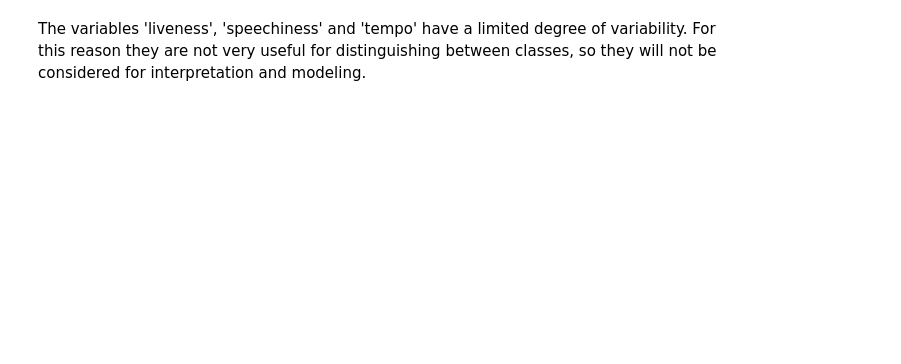
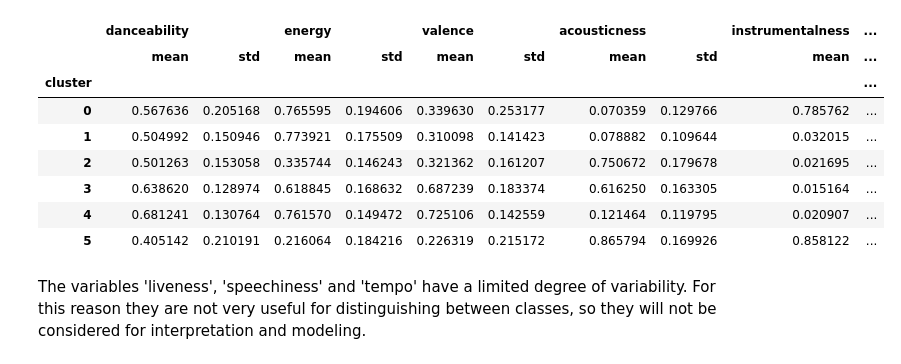
Before and after one commit to elena563/spotitype, a Jupyter notebook: backend/notebook/ca.ipynb, the cells around one changed output. Saved outputs shown, nothing was run; the diff lists cells and outputs as text; code cells hidden in the pictures; blank space fills up the shorter version.

```diff
--- a/backend/notebook/ca.ipynb
+++ b/backend/notebook/ca.ipynb
@@ -19,2 +101,21 @@ stats
+# %%
+df = pd.read_csv('../data/clustered_data.csv')
+cluster_stats = (
+    df
+    .groupby("cluster")
+    .agg(["mean", "std"])
+)
+
+cluster_stats
+# %% [output]
+|  | danceability |  | energy |  | valence |  | acousticness |  | instrumentalness | ... |
+|  | mean | std | mean | std | mean | std | mean | std | mean | ... |
+| cluster |  |  |  |  |  |  |  |  |  | ... |
+| 0 | 0.567636 | 0.205168 | 0.765595 | 0.194606 | 0.339630 | 0.253177 | 0.070359 | 0.129766 | 0.785762 | ... |
+| 1 | 0.504992 | 0.150946 | 0.773921 | 0.175509 | 0.310098 | 0.141423 | 0.078882 | 0.109644 | 0.032015 | ... |
+| 2 | 0.501263 | 0.153058 | 0.335744 | 0.146243 | 0.321362 | 0.161207 | 0.750672 | 0.179678 | 0.021695 | ... |
+| 3 | 0.638620 | 0.128974 | 0.618845 | 0.168632 | 0.687239 | 0.183374 | 0.616250 | 0.163305 | 0.015164 | ... |
+| 4 | 0.681241 | 0.130764 | 0.761570 | 0.149472 | 0.725106 | 0.142559 | 0.121464 | 0.119795 | 0.020907 | ... |
+| 5 | 0.405142 | 0.210191 | 0.216064 | 0.184216 | 0.226319 | 0.215172 | 0.865794 | 0.169926 | 0.858122 | ... |
 # %% [markdown]
 The variables 'liveness', 'speechiness' and 'tempo' have a limited degree of variability. For this reason they are not very useful for distinguishing between classes, so they will not be considered for interpretation and modeling.
```
Also changed, not shown: parts of 9 cells of this notebook, 1 other file.
